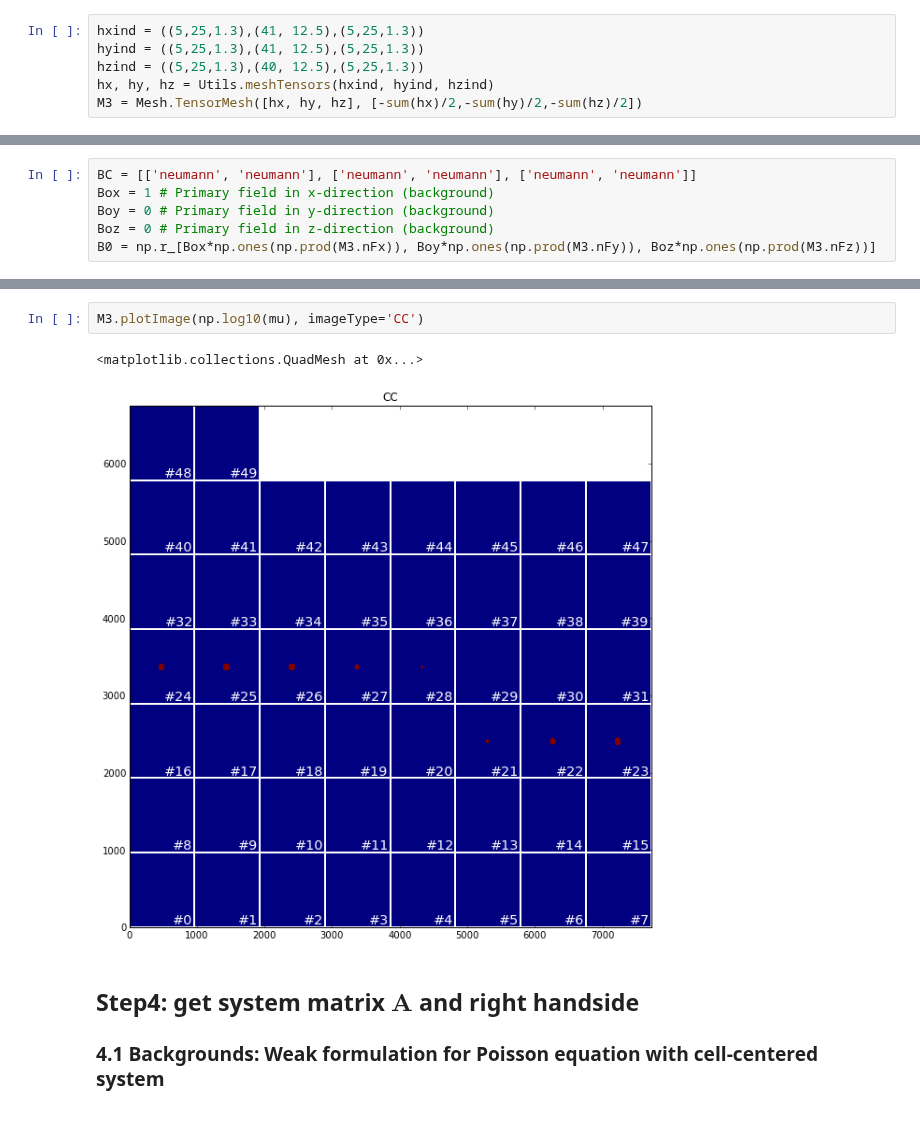
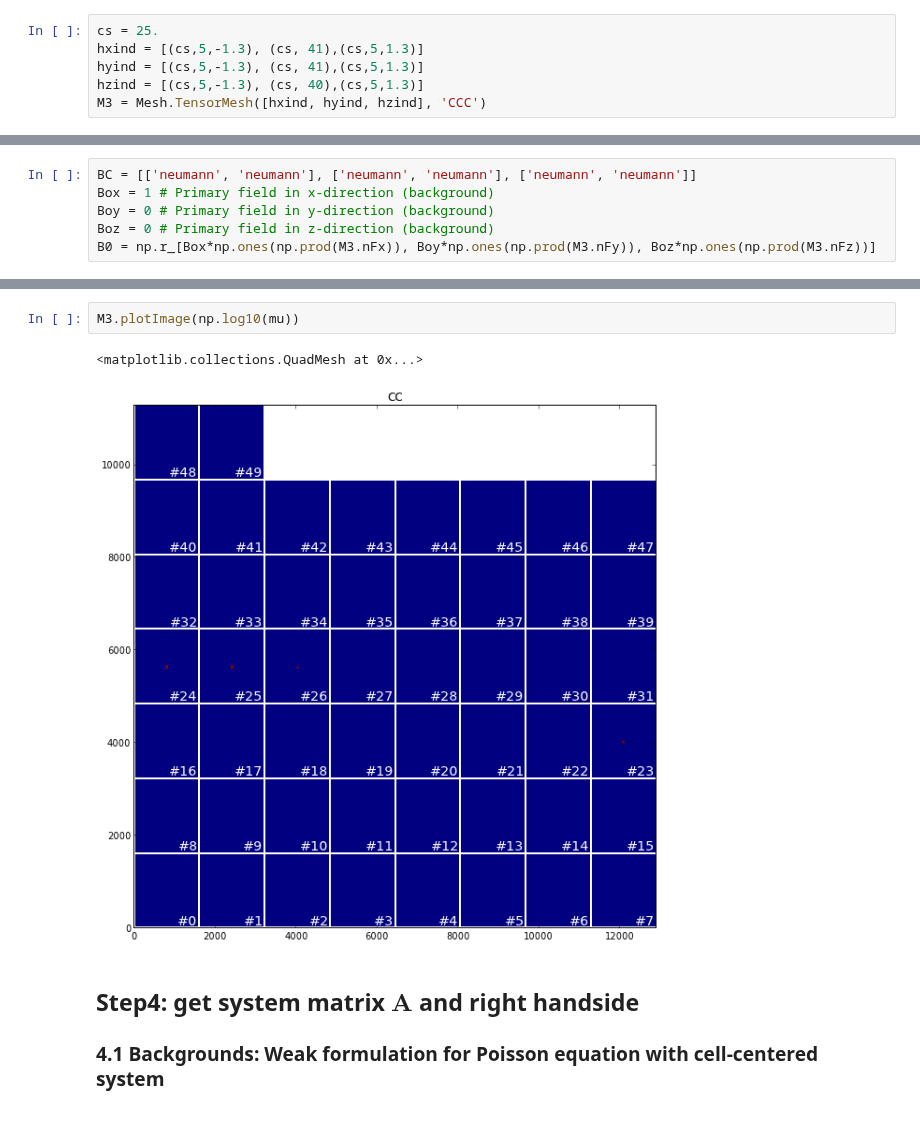
Before and after one commit to simpeg/simpeg, a Jupyter notebook: simpegPF/notebooks/MagForward_secondary.ipynb, the cells around one changed output, grey strips where cells are left out. Drawn from its saved outputs; the diff is of its cells as text.

```diff
--- a/simpegPF/notebooks/MagForward_secondary.ipynb
+++ b/simpegPF/notebooks/MagForward_secondary.ipynb
@@ -13,11 +11,11 @@ WARNING: pylab import has clobbered these variables: ['axes', 'info', 'flag']
 # %% [markdown]
 ## Step:1 Generating mesh and operators
 # %%
-hxind = ((5,25,1.3),(41, 12.5),(5,25,1.3))
-hyind = ((5,25,1.3),(41, 12.5),(5,25,1.3))
-hzind = ((5,25,1.3),(40, 12.5),(5,25,1.3))
-hx, hy, hz = Utils.meshTensors(hxind, hyind, hzind)
-M3 = Mesh.TensorMesh([hx, hy, hz], [-sum(hx)/2,-sum(hy)/2,-sum(hz)/2])
+cs = 25.
+hxind = [(cs,5,-1.3), (cs, 41),(cs,5,1.3)]
+hyind = [(cs,5,-1.3), (cs, 41),(cs,5,1.3)]
+hzind = [(cs,5,-1.3), (cs, 40),(cs,5,1.3)]
+M3 = Mesh.TensorMesh([hxind, hyind, hzind], 'CCC')
 # %% [markdown]
 ## Step2: Generating model $\mu$
 
@@ -49,8 +47,8 @@ M3.plotGrid()
 # %%
-M3.plotImage(np.log10(mu), imageType='CC')
+M3.plotImage(np.log10(mu))
 # %% [output]
 <matplotlib.collections.QuadMesh at 0x...>
-[figure, old version]
+[figure, new version]
 # %% [markdown]
 ## Step4: get system matrix $\mathbf{A}$ and right handside
 ### 4.1 Backgrounds: Weak formulation for Poisson equation with cell-centered system
```
Also changed, not shown: parts of 16 cells of this notebook, 3 other files.
